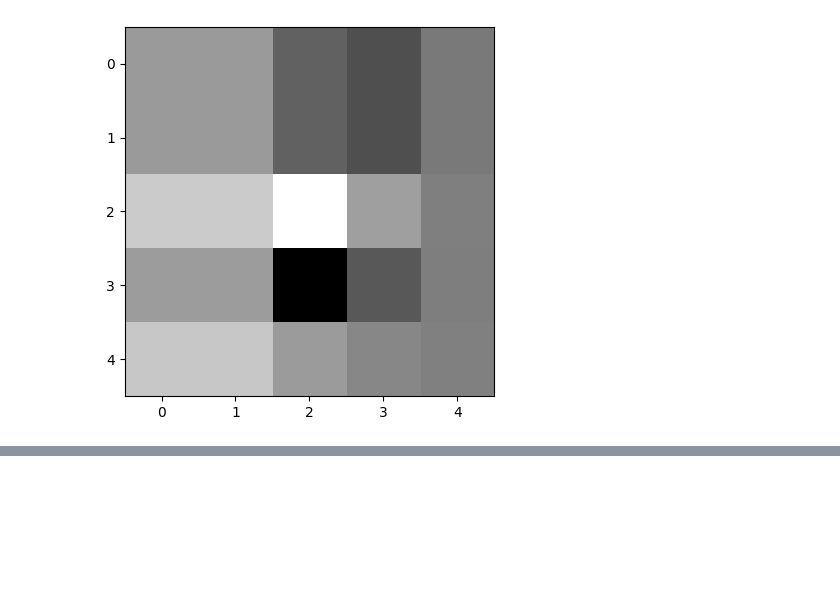
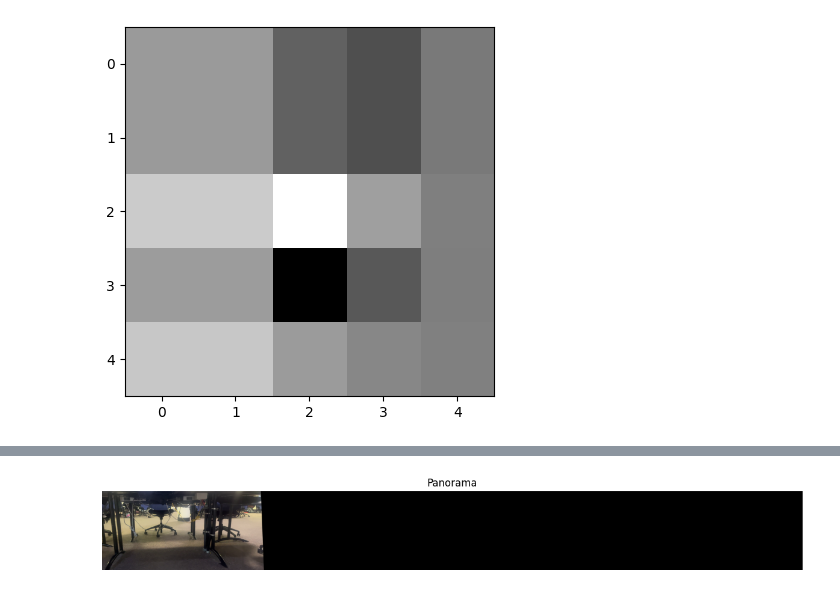
Before and after one commit to razumah1/Computer-Vision, a Jupyter notebook: homework2/Assignment 2.ipynb, the cells around one changed output, grey strips where cells are left out. Saved outputs shown, nothing was run; the diff lists cells and outputs as text; code cells hidden in the pictures; blank space fills up the shorter version.

```diff
--- a/homework2/Assignment 2.ipynb
+++ b/homework2/Assignment 2.ipynb
@@ -6,7 +6,7 @@ import matplotlib.pyplot as plt
 ### Question 1
 # Canny Edge Detection
 
-image_path = './cropped_1.png'
+image_path = './cropped.png'
 image = cv2.imread(image_path, cv2.IMREAD_GRAYSCALE)
 print(image)
 # %% [output]
@@ -214,0 +534,86 @@ plt.imshow(corner_response, cmap = 'gray')
+# %%
+import cv2
+import numpy as np
+import matplotlib.pyplot as plt
+
+def warp_and_blend(src_img, dst_img):
+    # Convert images to grayscale
+    gray_src = cv2.cvtColor(src_img, cv2.COLOR_BGR2GRAY)
+    gray_dst = cv2.cvtColor(dst_img, cv2.COLOR_BGR2GRAY)
+
+    # Initialize SIFT detector
+    sift = cv2.SIFT_create()
+
+    # Find keypoints and descriptors in both images
+    keypoints_src, descriptors_src = sift.detectAndCompute(gray_src, None)
+    keypoints_dst, descriptors_dst = sift.detectAndCompute(gray_dst, None)
+
+    # Initialize feature matcher
+    matcher = cv2.BFMatcher()
+
+    # Match descriptors between the two images
+    matches = matcher.knnMatch(descriptors_src, descriptors_dst, k=2)
+
+    # Apply ratio test to select good matches
+    good_matches = []
+    for m, n in matches:
+        if m.distance < 0.75 * n.distance:
+            good_matches.append(m)
+
+    # Minimum number of matches required for homography estimation
+    MIN_MATCH_COUNT = 10
+    if len(good_matches) < MIN_MATCH_COUNT:
+        print("Insufficient matches found.")
+        return None
+
+    # Extract matched keypoints
+    src_pts = np.float32([keypoints_src[m.queryIdx].pt for m in good_matches]).reshape(-1, 1, 2)
+    dst_pts = np.float32([keypoints_dst[m.trainIdx].pt for m in good_matches]).reshape(-1, 1, 2)
+
+    # Estimate homography
+    H, _ = cv2.findHomography(dst_pts, src_pts, cv2.RANSAC, 4.0)
+
+    # Warp dst_img to src_img using homography
+    height_src, width_src = src_img.shape[:2]
+    height_dst, width_dst = dst_img.shape[:2]
+    warped_dst = cv2.warpPerspective(dst_img, H, (width_src + width_dst, height_src))
+
+    # Blend the warped image with src_img
+    result = warped_dst.copy()
+    result[:height_src, :width_src] = src_img
+
+    return result
+
+def image_stitch(image_list):
+    if len(image_list) < 2:
+        print("Insufficient number of images for stitching.")
+        return None
+
+    # Warp and blend first two images
+    panorama = warp_and_blend(image_list[0], image_list[1])
+
+    # Warp and blend subsequent images
+    for i in range(2, len(image_list)):
+        panorama = warp_and_blend(panorama, image_list[i])
+
+    return panorama
+
+# Read the images
+image1 = cv2.imread('image_1.png')
+image2 = cv2.imread('image_2.png')
+image3 = cv2.imread('image_3.png')
+image4 = cv2.imread('image_4.png')
+image5 = cv2.imread('image_5.png')
+
+
+# Stitch the images together
+panorama = image_stitch([image1, image2, image3, image4, image5])
+
+# Display the panorama
+plt.figure(figsize=(15, 10))
+plt.imshow(cv2.cvtColor(panorama, cv2.COLOR_BGR2RGB))
+plt.title('Panorama')
+plt.axis('off')
+plt.show()
+# %% [output]
+[figure, added]
```
Also changed, not shown: parts of 8 cells of this notebook, 15 other files.
